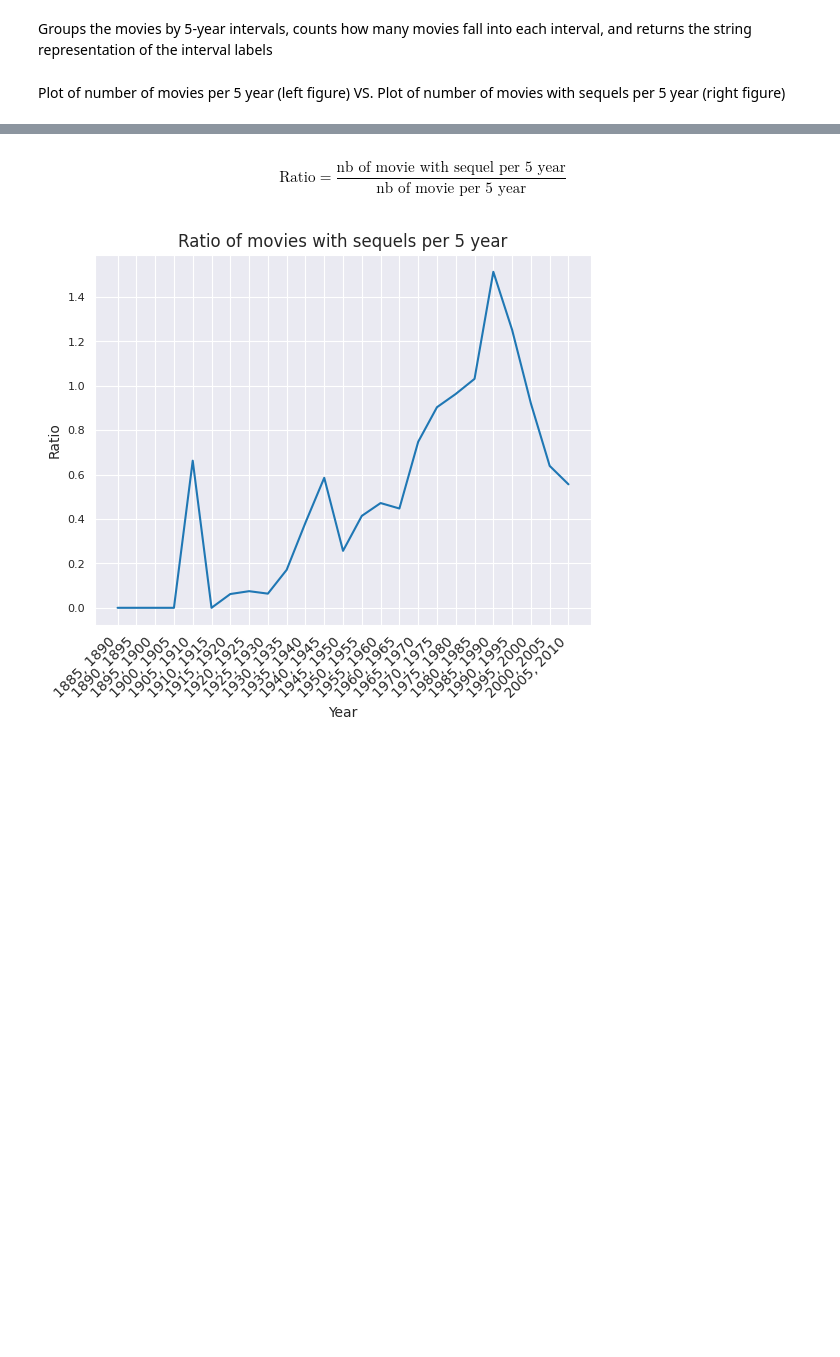
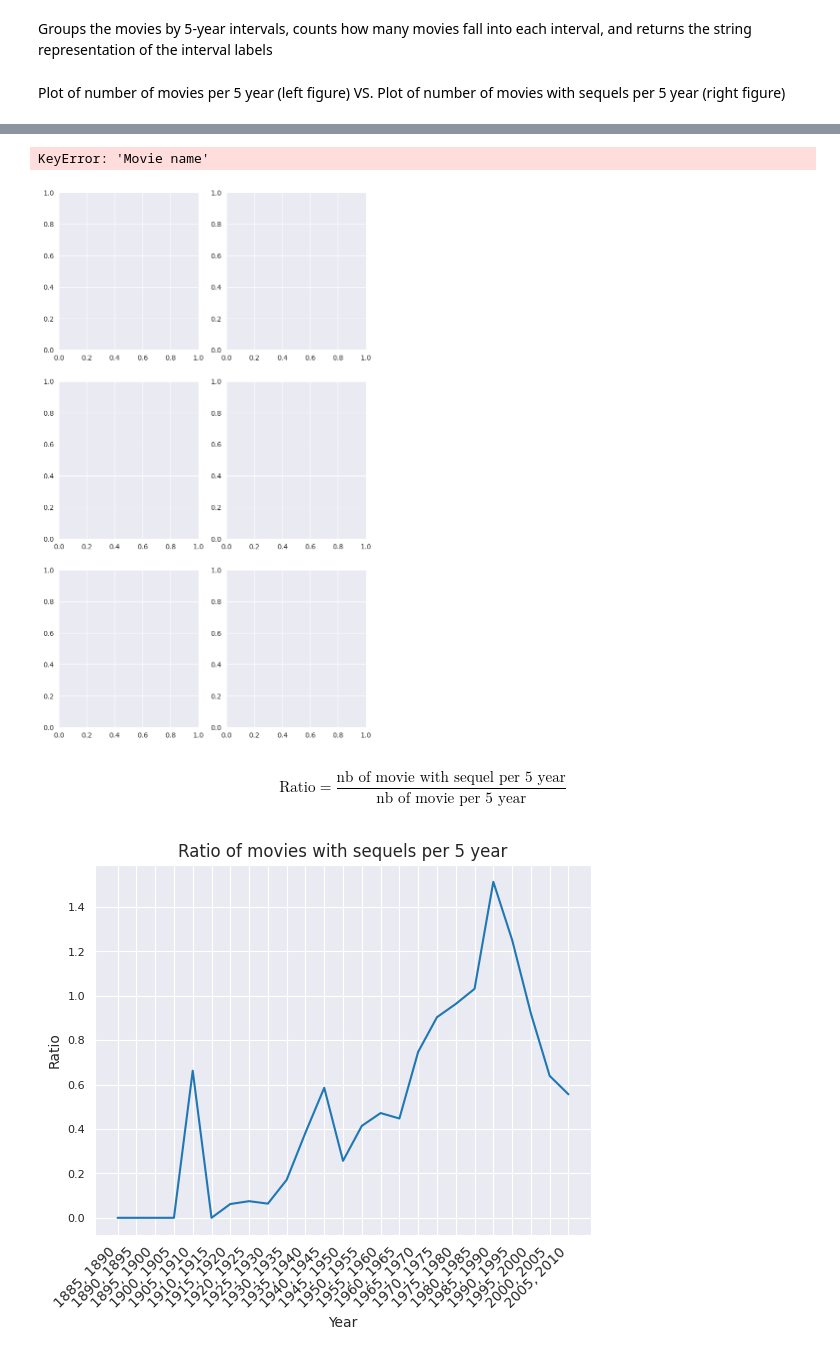
Before and after one commit to epfl-ada/ada-2024-project-onceuponatimeindata, a Jupyter notebook: dat_analysis.ipynb, the cells around one changed output, grey strips where cells are left out. Drawn from its saved outputs; the diff is of its cells as text; code cells hidden in the pictures; blank space fills up the shorter version.

```diff
--- a/dat_analysis.ipynb
+++ b/dat_analysis.ipynb
@@ -31,6 +30,8 @@ comics_metadata_recent_df = pd.read_csv('data/comics/comics_metadata_2010_2024.c
 
 remakes_with_wiki_id = pd.read_csv('data/remake/remake_with_wiki_id_1880_2010.csv')
 remakes_metadata_recent_df = pd.read_csv('data/remake/remake_metadata_2010_2024.csv')
+
+movie_recent_df = pd.read_csv('data/random_sample/random_sample_2010_2024.csv')
 # %% [markdown]
 Inner join between "movie_df" and sequels with their Wikipedia ID
 # %%
@@ -164,3 +174,16 @@ Calculation and plot of the ratio between movies with sequel and the number of m
+# %%
+fig, ((ax1, ax2), (ax3, ax4), (ax5, ax6)) = plt.subplots(3, 2, figsize=(8,14))
+ax1 = figure_movie_year(movies_per_years_recent, "movies", movies_years_recent, ax1, 4)
+ax2 = figure_movie_year(sequel_per_year_recent, "sequels", sequel_years_recent, ax2, 4)
+ax3 = figure_movie_year(book_per_year_recent, "books", book_years_recent, ax3, 4)
+ax4 = figure_movie_year(comics_per_year_recent, "comics", comics_years_recent, ax4, 4)
+ax5 = figure_movie_year(remakes_per_year_recent, "remakes", remakes_years_recent, ax5, 4)
+ax6 = figure_movie_year(sequel_per_year_recent + book_per_year_recent + comics_per_year_recent + remakes_per_year_recent, "all non-original movies", sequel_years_recent, ax6, 4)
+plt.tight_layout()
+plt.show()
+# %% [output]
+KeyError: 'Movie name'
+[figure, added]
 # %% [markdown]
 $$
 \text{Ratio} = \frac{\text{nb of movie with sequel per 5 year}}{\text{nb of movie per 5 year}}
```
Also changed, not shown: parts of 12 cells of this notebook, 3 other files.
